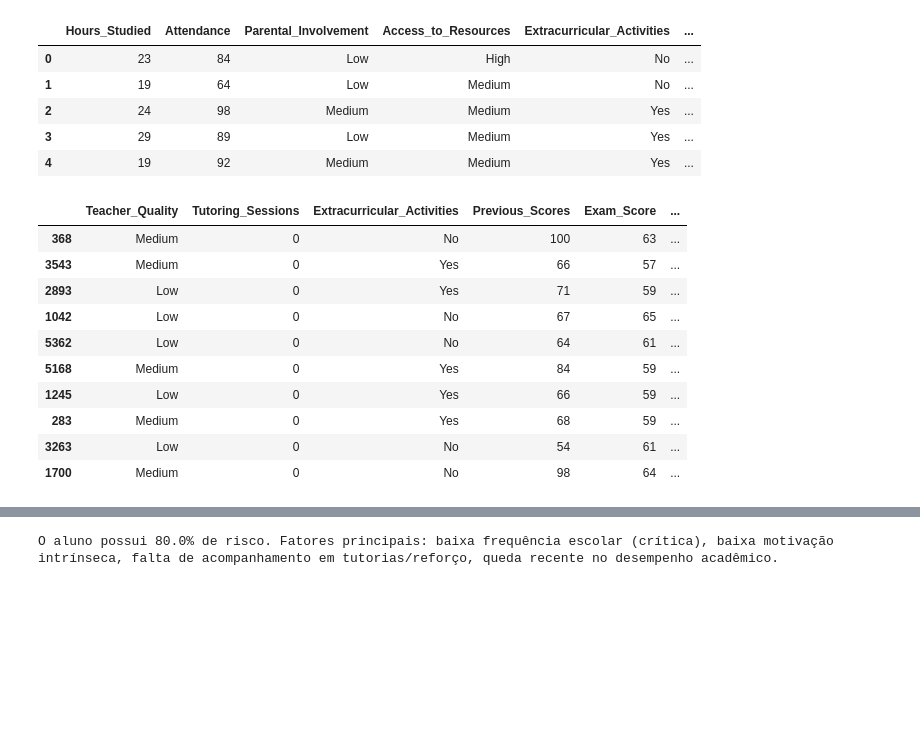
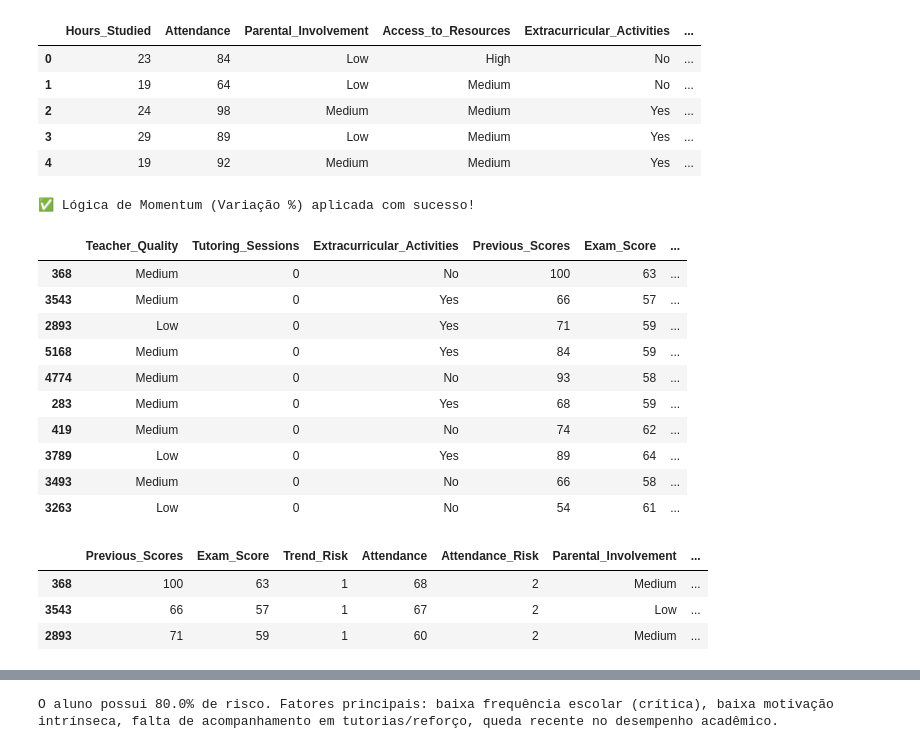
Before and after one commit to ValdeciNovak/student-analytics, a Jupyter notebook: backend/exploracao.ipynb, the cells around one changed output, grey strips where cells are left out. Drawn from its saved outputs; the diff is of its cells as text; code cells hidden in the pictures; blank space fills up the shorter version.

```diff
--- a/backend/exploracao.ipynb
+++ b/backend/exploracao.ipynb
@@ -23,12 +23,34 @@ def categorizar_presenca(valor):
     return 0
 df['Attendance_Risk'] = df['Attendance'].apply(categorizar_presenca)
 
-# Risco de Tendência: Caiu nota e está abaixo de 80 (1 pt)
-def calcular_tendencia(linha):
-    if linha['Exam_Score'] <= linha['Previous_Scores'] and linha['Exam_Score'] < 80:
+def calcular_tendencia_avancada(linha):
+    atual = linha['Exam_Score']
+    anterior = linha['Previous_Scores']
+
+    # Calculando a variação percentual
+    # Evitamos divisão por zero caso a nota anterior seja 0
+    variacao = (atual - anterior) / anterior if anterior > 0 else 0
+
+    # REGRA 1: Nota abaixo de 60 é risco crítico independente da evolução
+    if atual < 60:
         return 1
+
+    # REGRA 2: Aumento expressivo (> 15%) ganha bônus de proteção
+    if variacao >= 0.15:
+        return -1
+
+    # REGRA 3: Queda expressiva (< -15%) gera ponto de risco
+    if variacao <= -0.15:
+        return 1
+
+    # REGRA 4: Estabilidade ou oscilação pequena (entre -15% e +15%)
+    # Se a nota for > 60 (já checado acima), o risco é neutro
     return 0
-df['Trend_Risk'] = df.apply(calcular_tendencia, axis=1)
+
+# Aplicando a nova lógica
+df['Trend_Risk'] = df.apply(calcular_tendencia_avancada, axis=1)
+
+print("✅ Lógica de Momentum (Variação %) aplicada com sucesso!")
 
 # Tutoring: 0 sessões (1 pt de risco), >0 sessões (0 pts)
 df['Tutoring_Risk'] = df['Tutoring_Sessions'].apply(lambda x: 1 if x == 0 else 0)
@@ -52,46 +74,74 @@ df['Extracurricular_Bonus'] = df['Extracurricular_Activities'].map({'Yes': -1, '
 
 # Soma máxima teórica de riscos = 15 pontos
 # (Parental 2 + Resources 2 + Motivation 2 + Attendance 2 + Trend 1 + Teacher 2 + Disability 1 + Distance 2 + Tutoring 1)
-max_pontos = 15
+max_pontos = 12
 
 df['Vulnerability_Points'] = (
     df['Parental_Risk'] + df['Resources_Risk'] + df['Motivation_Risk'] +
     df['Attendance_Risk'] + df['Trend_Risk'] + df['Teacher_Risk'] +
     df['Disability_Risk'] + df['Distance_Risk'] + df['Tutoring_Risk'] +
     df['Extracurricular_Bonus']
 )
 
 # Ajuste: O índice não pode ser negativo e nem ultrapassar o máximo
 df['Vulnerability_Points'] = df['Vulnerability_Points'].clip(lower=0, upper=max_pontos)
 
 # Probabilidade 0-100%
 df['Probability_of_Issue'] = (df['Vulnerability_Points'] / max_pontos) * 100
 df['Probability_of_Issue'] = df['Probability_of_Issue'].round(2)
 
 # Categorização de Risco
 def definir_categoria(prob):
     if prob <= 20: return 'Baixo'
     if prob <= 50: return 'Médio'
     if prob <= 80: return 'Alto'
     return 'Crítico'
 
 df['Risk_Level'] = df['Probability_of_Issue'].apply(definir_categoria)
 colunas_visao = ['Teacher_Quality', 'Tutoring_Sessions', 'Extracurricular_Activities', 'Previous_Scores', 'Exam_Score', 'Parental_Involvement', 'Motivation_Level', 'Attendance', 'Probability_of_Issue']
 
 # Visualização do Top 10 Alunos em Risco
 df[colunas_visao].sort_values(by='Probability_of_Issue', ascending=False).head(10)
 # %% [output]
+✅ Lógica de Momentum (Variação %) aplicada com sucesso!
 |  | Teacher_Quality | Tutoring_Sessions | Extracurricular_Activities | Previous_Scores | Exam_Score | ... |
 | 368 | Medium | 0 | No | 100 | 63 | ... |
 | 3543 | Medium | 0 | Yes | 66 | 57 | ... |
 | 2893 | Low | 0 | Yes | 71 | 59 | ... |
-| 1042 | Low | 0 | No | 67 | 65 | ... |
-| 5362 | Low | 0 | No | 64 | 61 | ... |
 | 5168 | Medium | 0 | Yes | 84 | 59 | ... |
-| 1245 | Low | 0 | Yes | 66 | 59 | ... |
+| 4774 | Medium | 0 | No | 93 | 58 | ... |
 | 283 | Medium | 0 | Yes | 68 | 59 | ... |
+| 419 | Medium | 0 | No | 74 | 62 | ... |
+| 3789 | Low | 0 | Yes | 89 | 64 | ... |
+| 3493 | Medium | 0 | No | 66 | 58 | ... |
 | 3263 | Low | 0 | No | 54 | 61 | ... |
-| 1700 | Medium | 0 | No | 98 | 64 | ... |
+# %%
+# Lista de colunas para conferência
+colunas_momentum = [
+    'Previous_Scores', 'Exam_Score', 'Trend_Risk',
+    'Attendance', 'Attendance_Risk',
+    'Parental_Involvement', 'Parental_Risk',
+    'Extracurricular_Activities', 'Extracurricular_Bonus',
+    'Probability_of_Issue', 'Risk_Level'
+]
+
+# Recalculamos os pontos totais porque o Trend_Risk mudou
+df['Vulnerability_Points'] = (
+    df['Parental_Risk'] + df['Resources_Risk'] + df['Motivation_Risk'] +
+    df['Attendance_Risk'] + df['Trend_Risk'] + df['Teacher_Risk'] +
+    df['Disability_Risk'] + df['Distance_Risk'] + df['Tutoring_Risk'] +
+    df['Extracurricular_Bonus']
+)
+df['Vulnerability_Points'] = df['Vulnerability_Points'].clip(lower=0, upper=15)
+df['Probability_of_Issue'] = (df['Vulnerability_Points'] / 15 * 100).round(2)
+
+# Exibindo os 3 primeiros transpostos para sua interpretação
+df.sort_values(by='Probability_of_Issue', ascending=False)[colunas_momentum].head(3)
+# %% [output]
+|  | Previous_Scores | Exam_Score | Trend_Risk | Attendance | Attendance_Risk | Parental_Involvement | ... |
+| 368 | 100 | 63 | 1 | 68 | 2 | Medium | ... |
+| 3543 | 66 | 57 | 1 | 67 | 2 | Low | ... |
+| 2893 | 71 | 59 | 1 | 60 | 2 | Medium | ... |
 # %%
 # A soma máxima possível de todos os riscos mapeados é 15
 max_pontos = 15
```
Also changed, not shown: parts of 3 cells of this notebook, 5 other files.
